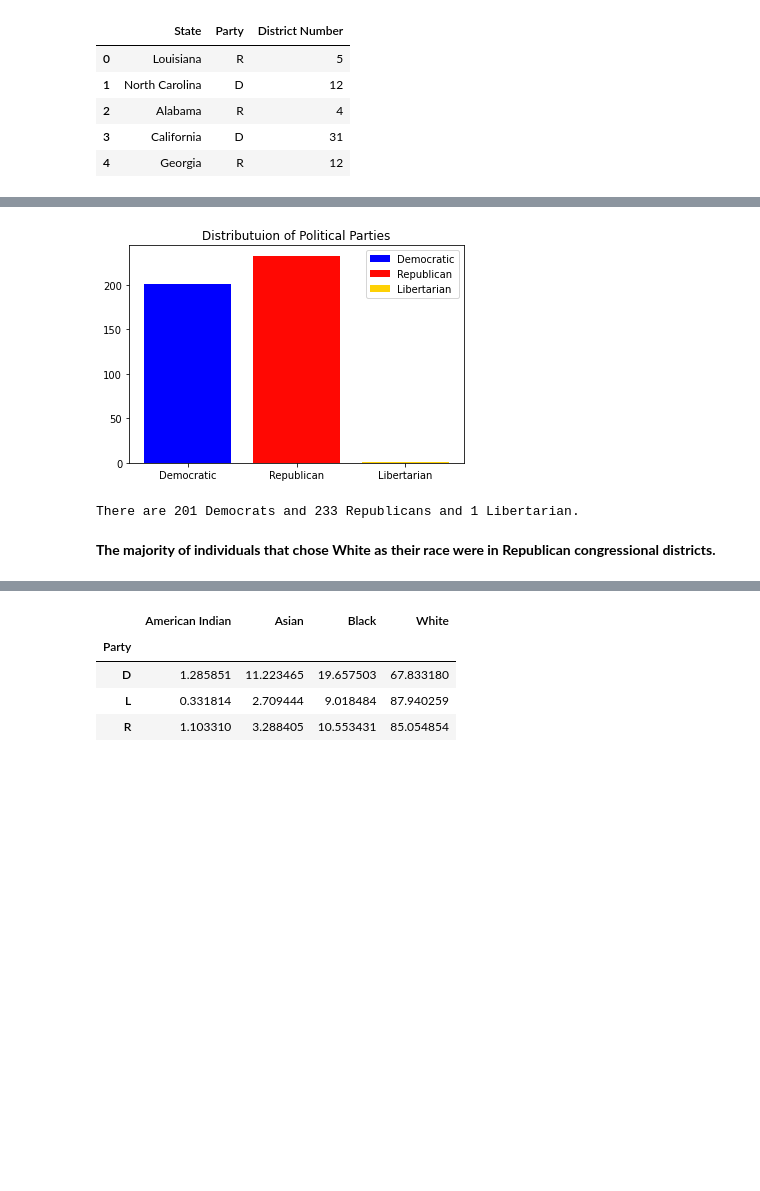
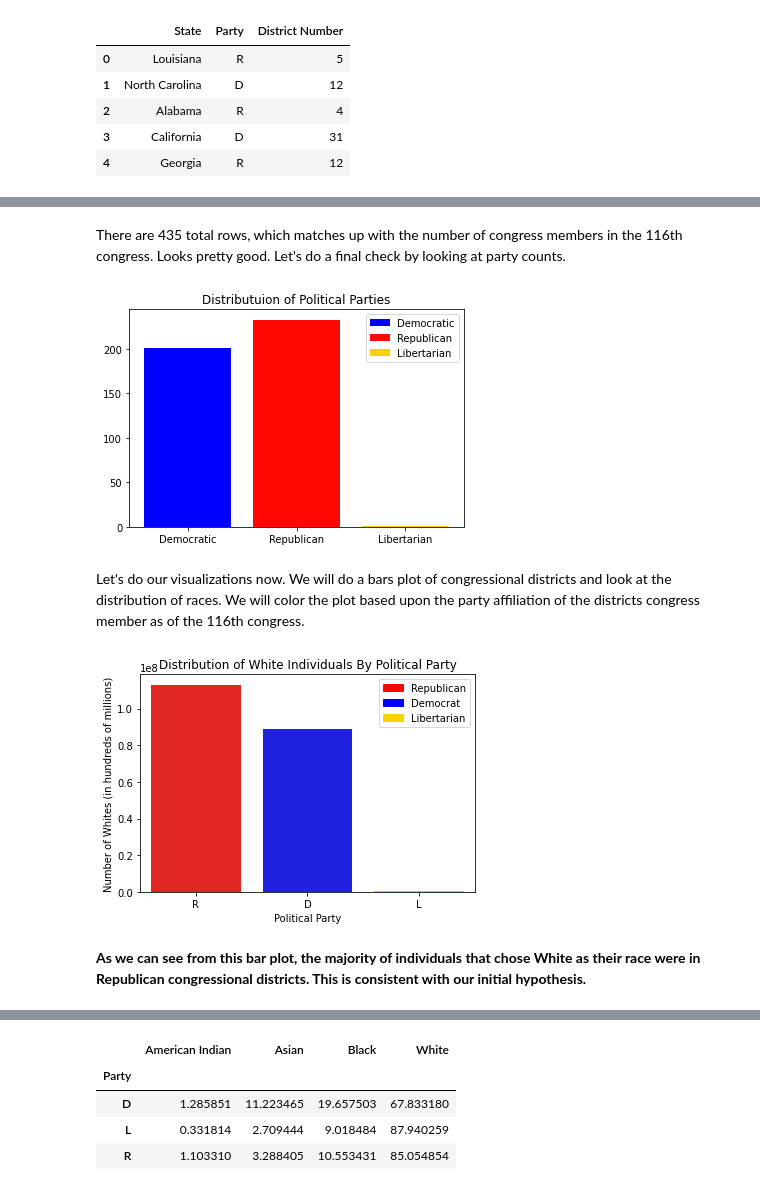
Before and after one commit to gendo102/congressional-analysis, a Jupyter notebook: Assignment_1.ipynb, the cells around one changed output, grey strips where cells are left out. Cells and saved outputs as stored; diff of their text form; code cells hidden in the pictures; blank space fills up the shorter version.

```diff
--- a/Assignment_1.ipynb
+++ b/Assignment_1.ipynb
@@ -107,3 +161,5 @@ merged_df
+# %% [markdown]
+There are 435 total rows, which matches up with the number of congress members in the 116th congress. Looks pretty good. Let's do a final check by looking at party counts.
 # %%
 warnings.filterwarnings('ignore')
 
@@ -113,13 +169,33 @@ plt.bar(x = 'Libertarian', height = merged_df['Party'].value_counts()[2], color
 plt.title('Distributuion of Political Parties')
 plt.legend()
 plt.show()
-print(f'''There are {merged_df['Party'].value_counts()[1]} Democrats and {merged_df['Party'].value_counts()[0]} Republicans and {merged_df['Party'].value_counts()[2]} Libertarian.''')
+#print(f'''There are {merged_df['Party'].value_counts()[1]} Democrats and {merged_df['Party'].value_counts()[0]} Republicans and {merged_df['Party'].value_counts()[2]} Libertarian.''')
 # %% [output]
 [figure]
-There are 201 Democrats and 233 Republicans and 1 Libertarian.
 # %%
 #subset of merged_df for columns we want to plot
 new_df_counts = merged_df[['White', 'Black', 'American Indian', 'Asian', 'Party', 'State']]
 #new_df_counts.head()
+# %% [markdown]
+Let's do our visualizations now. We will do a bars plot of congressional districts and look at the distribution of races. We will color the plot based upon the party affiliation of the districts congress member as of the 116th congress.
+# %%
+import matplotlib.patches as mpatches
+
+fig, ax = plt.subplots()
+sns.barplot(data=merged_df, x="Party", y = "White", estimator=sum, ci=None, palette=sns.color_palette(['#ff0803', '#0000ff', '#fed105']),ax=ax)
+plt.title("Distribution of White Individuals By Political Party")
+plt.ylabel("Number of Whites (in hundreds of millions)")
+plt.xlabel("Political Party")
+
+
+# Create a patches object for the legend
+patches = [mpatches.Patch(color=sns.color_palette(['#ff0803', '#0000ff', '#fed105'])[i], label=label)
+           for i, label in enumerate(["Republican", "Democrat", 'Libertarian'])]
+
+# Add the patches object to the legend
+plt.legend(handles=patches)
+plt.show()
+# %% [output]
+[figure, added]
 # %% [markdown]
-**The majority of individuals that chose White as their race were in Republican congressional districts.**
+**As we can see from this bar plot, the majority of individuals that chose White as their race were in Republican congressional districts. This is consistent with our initial hypothesis.**
```
Also changed, not shown: parts of 39 cells of this notebook.
